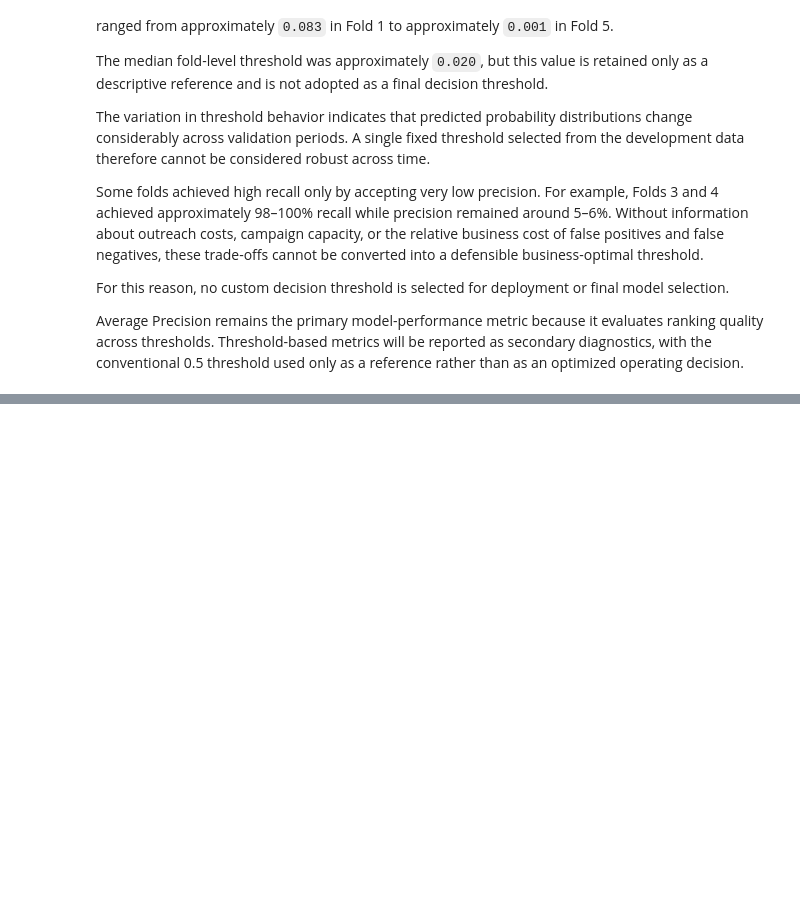
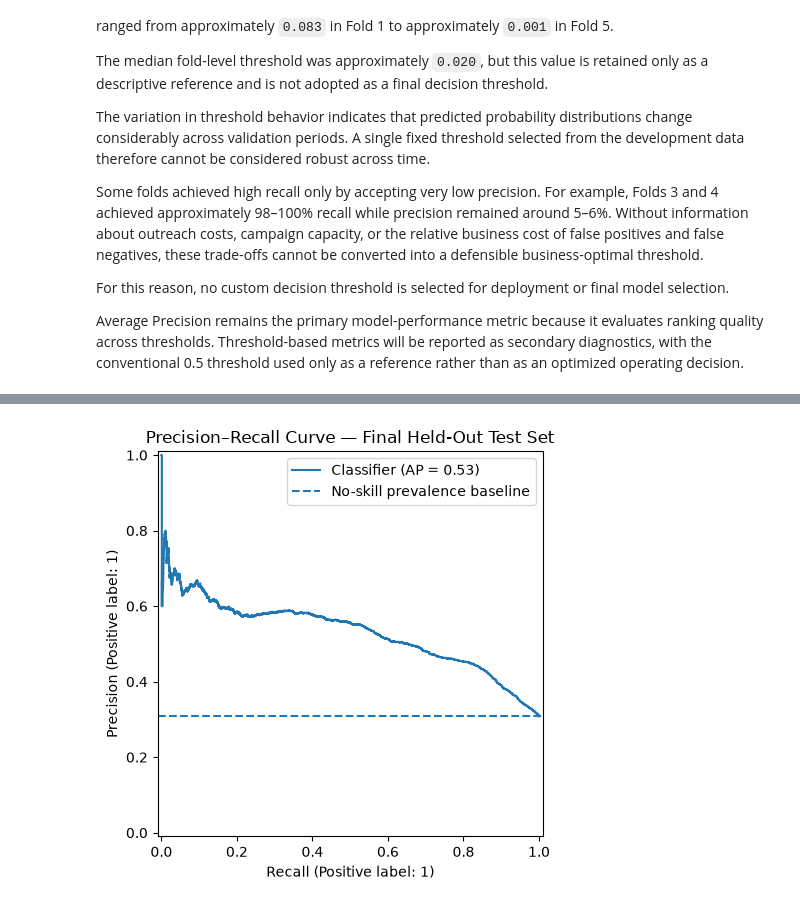
Before and after one commit to NourhanFarag/bank-marketing-subscription-prediction, a Jupyter notebook: notebooks/01_bank_marketing_analysis.ipynb, the cells around one changed output, grey strips where cells are left out. Cells and saved outputs as stored; diff of their text form; code cells hidden in the pictures; blank space fills up the shorter version.

```diff
--- a/notebooks/01_bank_marketing_analysis.ipynb
+++ b/notebooks/01_bank_marketing_analysis.ipynb
@@ -2901,0 +2983,15 @@ Average Precision remains the primary model-performance metric because it evalua
+# %%
+TEST_POSITIVE_RATE = y_test.mean()
+
+print(
+    "Test positive rate:",
+    round(TEST_POSITIVE_RATE, 4)
+)
+
+print(
+    "\nTest target counts:"
+)
+
+print(
+    y_test.value_counts()
+)
@@ -2901,0 +3211,26 @@ Average Precision remains the primary model-performance metric because it evalua
+# %%
+from sklearn.metrics import (
+    PrecisionRecallDisplay,
+    RocCurveDisplay
+)
+
+PrecisionRecallDisplay.from_predictions(
+    y_test,
+    y_test_prob
+)
+
+plt.axhline(
+    y=TEST_POSITIVE_RATE,
+    linestyle="--",
+    label="No-skill prevalence baseline"
+)
+
+plt.title(
+    "Precision–Recall Curve — Final Held-Out Test Set"
+)
+
+plt.legend()
+plt.tight_layout()
+plt.show()
+# %% [output]
+[figure, added]
```
Also changed, not shown: parts of 15 cells of this notebook.
